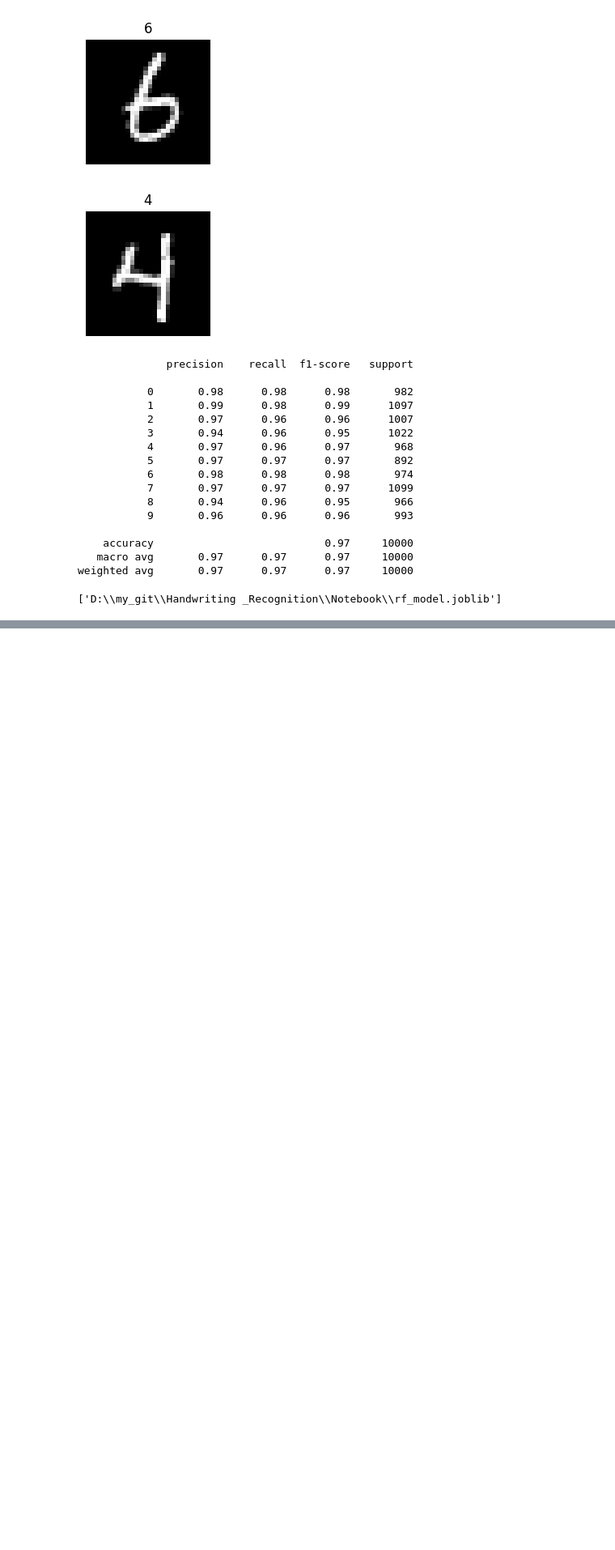
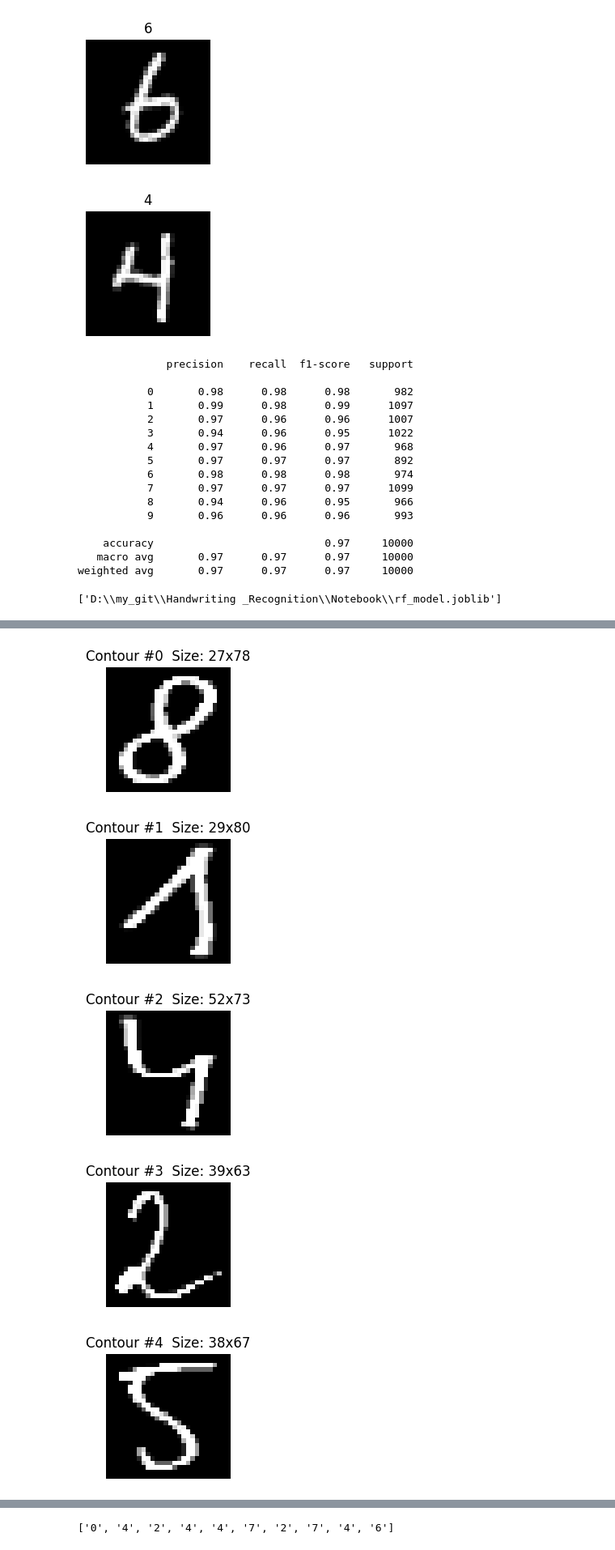
Before and after one commit to Seetharamanrs/Handwriting-Recognition, a Jupyter notebook: Notebook/Notebook.ipynb, the cells around one changed output, grey strips where cells are left out. Shown at 81% size. Drawn from its saved outputs; the diff is of its cells as text; code cells hidden in the pictures; blank space fills up the shorter version.

```diff
--- a/Notebook/Notebook.ipynb
+++ b/Notebook/Notebook.ipynb
@@ -158,0 +173,24 @@ print(pred_mo)
+# %%
+pad = 5
+for i, c in enumerate(cont):
+    x1 = max(x - pad, 0)
+    y1 = max(y - pad, 0)
+    x2 = min(x + w + pad, thres.shape[1])
+    y2 = min(y + h + pad, thres.shape[0])
+    roi = thres[y1:y2, x1:x2]
+    x, y, w, h = cv2.boundingRect(c)
+    roi_inv = cv2.bitwise_not(roi)
+    resized=cv2.resize(roi,(28,28))
+    # roi = thres[y:y+h, x:x+w]  # cropped digit
+
+    plt.figure(figsize=(2, 2))
+    plt.imshow(resized, cmap='gray')
+    plt.title(f"Contour #{i}  Size: {w}x{h}")
+    plt.axis('off')
+    plt.show()
+# %% [output]
+[figure, added]
+[figure, added]
+[figure, added]
+[figure, added]
+[figure, added]
@@ -158,0 +225,4 @@ print(pred_mo)
+# %%
+print(pred_dig)
+# %% [output]
+['0', '4', '2', '4', '4', '7', '2', '7', '4', '6']
```
Also changed, not shown: parts of 9 cells of this notebook.
